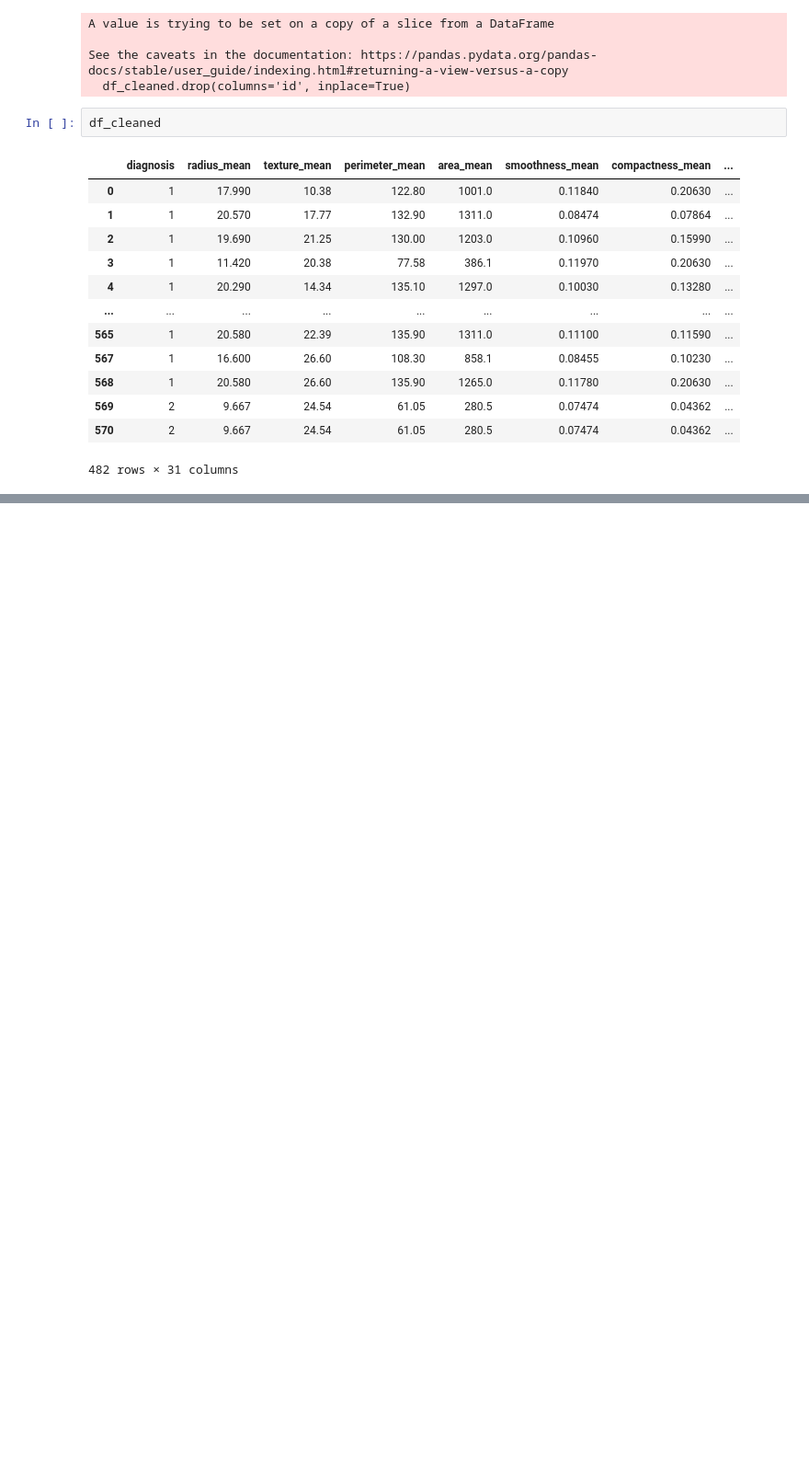
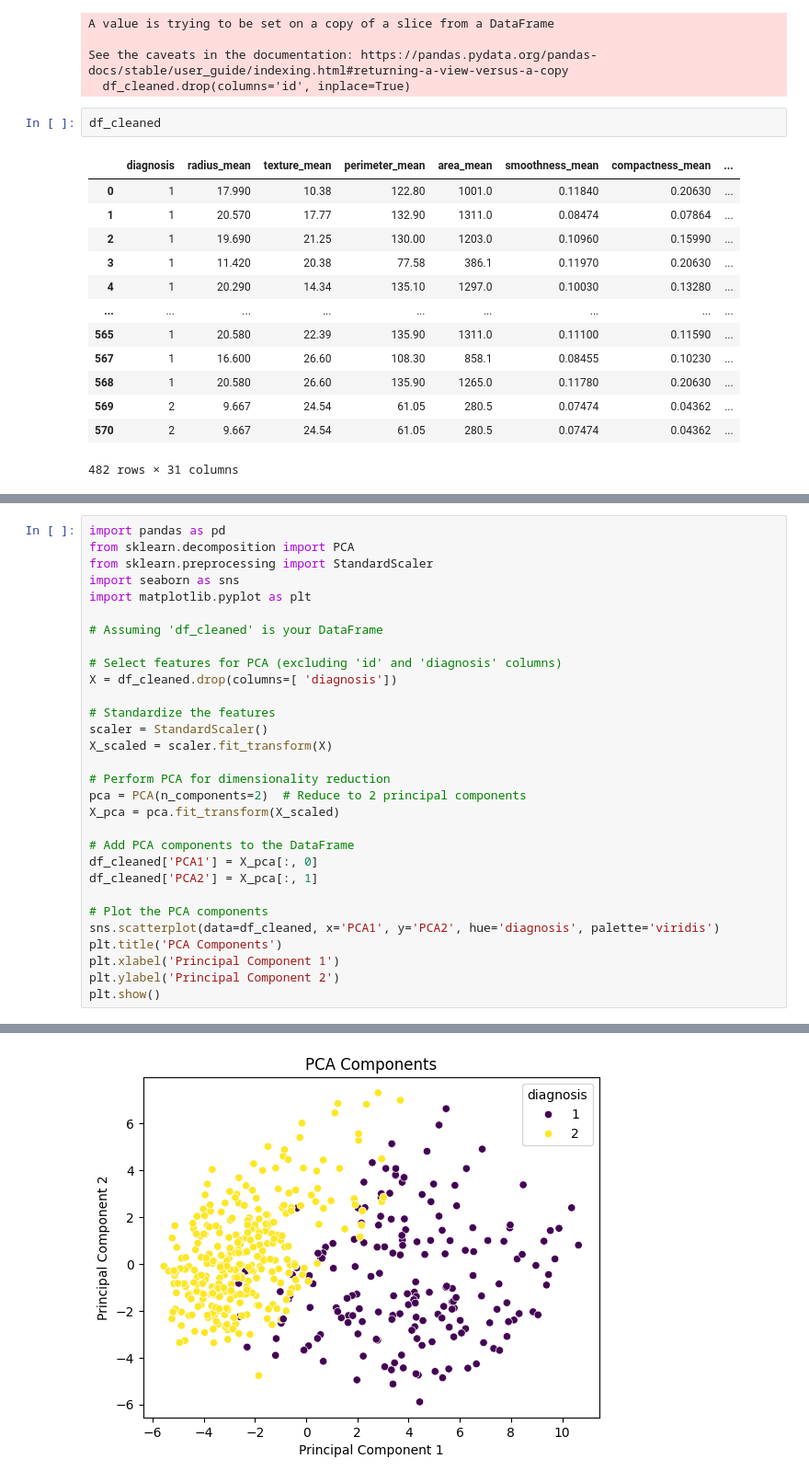
Before and after one commit to robertnesterodhiambo/robertnesterodhiambo-Data-analysis, a Jupyter notebook: unioversity ofwales.ipynb, the cells around one changed output, grey strips where cells are left out. Shown at 92% size. Cells and saved outputs as stored; diff of their text form; blank space fills up the shorter version.

```diff
--- a/unioversity ofwales.ipynb
+++ b/unioversity ofwales.ipynb
@@ -123,0 +186,31 @@ df_cleaned
+# %%
+import pandas as pd
+from sklearn.decomposition import PCA
+from sklearn.preprocessing import StandardScaler
+import seaborn as sns
+import matplotlib.pyplot as plt
+
+# Assuming 'df_cleaned' is your DataFrame
+
+# Select features for PCA (excluding 'id' and 'diagnosis' columns)
+X = df_cleaned.drop(columns=[ 'diagnosis'])
+
+# Standardize the features
+scaler = StandardScaler()
+X_scaled = scaler.fit_transform(X)
+
+# Perform PCA for dimensionality reduction
+pca = PCA(n_components=2)  # Reduce to 2 principal components
+X_pca = pca.fit_transform(X_scaled)
+
+# Add PCA components to the DataFrame
+df_cleaned['PCA1'] = X_pca[:, 0]
+df_cleaned['PCA2'] = X_pca[:, 1]
+
+# Plot the PCA components
+sns.scatterplot(data=df_cleaned, x='PCA1', y='PCA2', hue='diagnosis', palette='viridis')
+plt.title('PCA Components')
+plt.xlabel('Principal Component 1')
+plt.ylabel('Principal Component 2')
+plt.show()
+# %% [output]
@@ -123,0 +227 @@ df_cleaned
+[figure, added]
```
Also changed, not shown: parts of 12 cells of this notebook.
